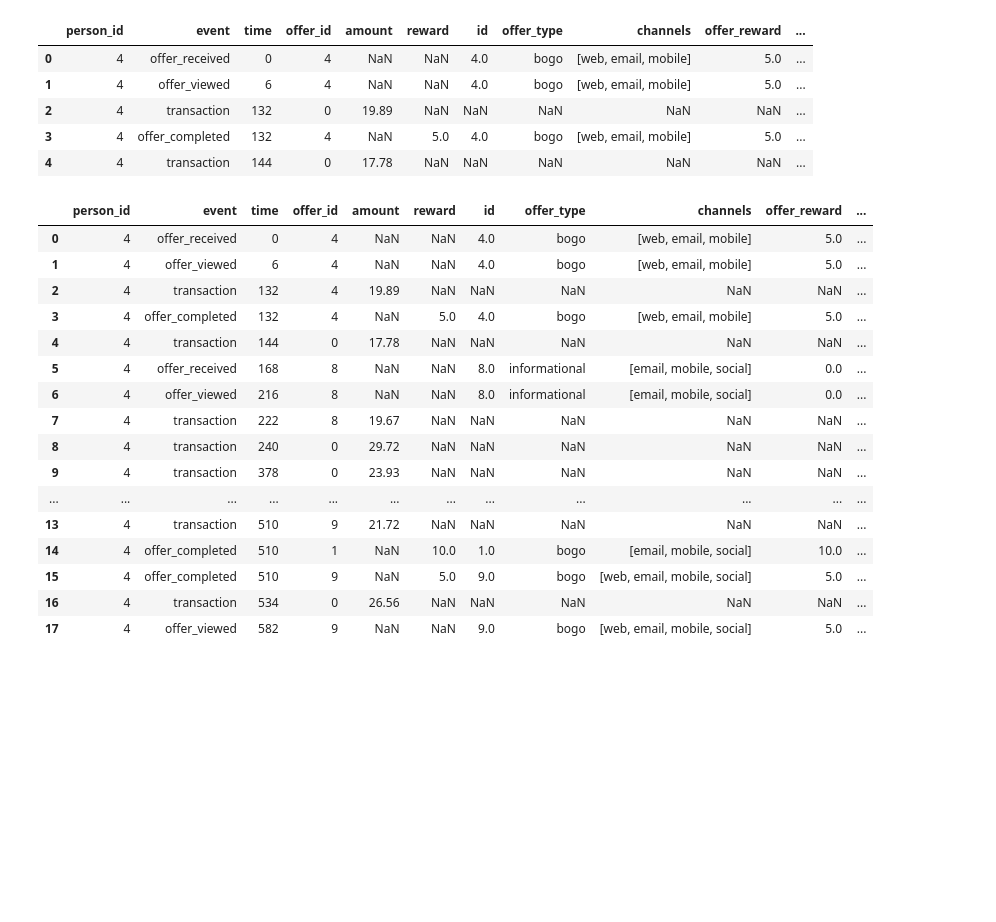
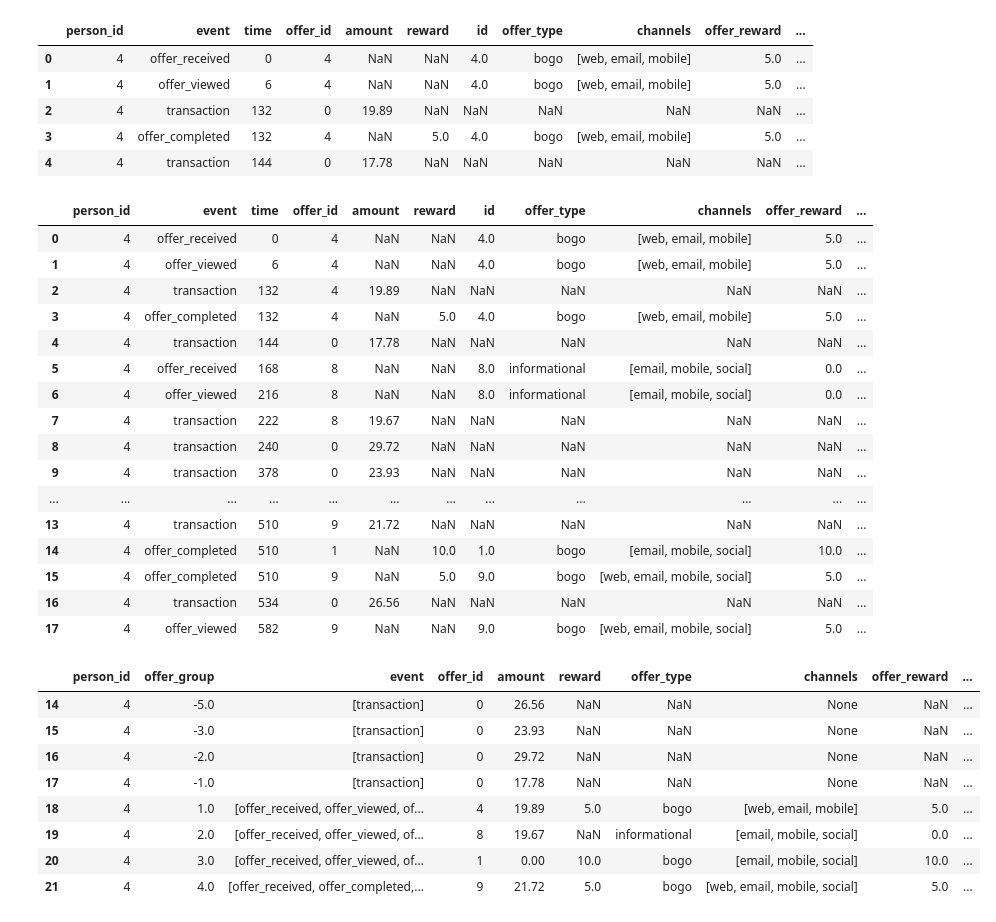
Before and after one commit to netxph/sb-capstone, a Jupyter notebook: notebooks/04 - Data Preparation.ipynb, the cells around one changed output. Cells and saved outputs as stored; diff of their text form; code cells hidden in the pictures; blank space fills up the shorter version.

```diff
--- a/notebooks/04 - Data Preparation.ipynb
+++ b/notebooks/04 - Data Preparation.ipynb
@@ -111,11 +112,11 @@ To help us compute the success of each offer, we need to simplify and compress t
 
 Additional to that, we need to set if the offer was completed. The challenge for that is that informational offers does not have completion event, but as the presumption in the details of the data, that customers are influenced from the date of its validity. Therefore, we can set the completion event for informational offers if a transaction happens within its validity period.
 # %%
-transcript_group = transcript \
+transcript_all = transcript \
     .merge(portfolio, left_on="offer_id", right_on="id", how="left") \
     .rename(columns={"reward_x": "reward", "reward_y": "offer_reward"})
 
-transcript_group.head()
+transcript_all.head()
 # %% [output]
 |  | person_id | event | time | offer_id | amount | reward | id | offer_type | channels | offer_reward | ... |
 | 0 | 4 | offer_received | 0 | 4 | NaN | NaN | 4.0 | bogo | [web, email, mobile] | 5.0 | ... |
@@ -123,24 +124,37 @@ transcript_group.head()
 | 2 | 4 | transaction | 132 | 0 | 19.89 | NaN | NaN | NaN | NaN | NaN | ... |
 | 3 | 4 | offer_completed | 132 | 4 | NaN | 5.0 | 4.0 | bogo | [web, email, mobile] | 5.0 | ... |
 | 4 | 4 | transaction | 144 | 0 | 17.78 | NaN | NaN | NaN | NaN | NaN | ... |
+# %%
+transcript_all = get_transcript_combined(transcript_all)
+transcript_all[transcript_all.person_id == 4]
+# %% [output]
+|  | person_id | event | time | offer_id | amount | reward | id | offer_type | channels | offer_reward | ... |
+| 0 | 4 | offer_received | 0 | 4 | NaN | NaN | 4.0 | bogo | [web, email, mobile] | 5.0 | ... |
+| 1 | 4 | offer_viewed | 6 | 4 | NaN | NaN | 4.0 | bogo | [web, email, mobile] | 5.0 | ... |
+| 2 | 4 | transaction | 132 | 4 | 19.89 | NaN | NaN | NaN | NaN | NaN | ... |
+| 3 | 4 | offer_completed | 132 | 4 | NaN | 5.0 | 4.0 | bogo | [web, email, mobile] | 5.0 | ... |
+| 4 | 4 | transaction | 144 | 0 | 17.78 | NaN | NaN | NaN | NaN | NaN | ... |
+| 5 | 4 | offer_received | 168 | 8 | NaN | NaN | 8.0 | informational | [email, mobile, social] | 0.0 | ... |
+| 6 | 4 | offer_viewed | 216 | 8 | NaN | NaN | 8.0 | informational | [email, mobile, social] | 0.0 | ... |
+| 7 | 4 | transaction | 222 | 8 | 19.67 | NaN | NaN | NaN | NaN | NaN | ... |
+| 8 | 4 | transaction | 240 | 0 | 29.72 | NaN | NaN | NaN | NaN | NaN | ... |
+| 9 | 4 | transaction | 378 | 0 | 23.93 | NaN | NaN | NaN | NaN | NaN | ... |
+| ... | ... | ... | ... | ... | ... | ... | ... | ... | ... | ... | ... |
+| 13 | 4 | transaction | 510 | 9 | 21.72 | NaN | NaN | NaN | NaN | NaN | ... |
+| 14 | 4 | offer_completed | 510 | 1 | NaN | 10.0 | 1.0 | bogo | [email, mobile, social] | 10.0 | ... |
+| 15 | 4 | offer_completed | 510 | 9 | NaN | 5.0 | 9.0 | bogo | [web, email, mobile, social] | 5.0 | ... |
+| 16 | 4 | transaction | 534 | 0 | 26.56 | NaN | NaN | NaN | NaN | NaN | ... |
+| 17 | 4 | offer_viewed | 582 | 9 | NaN | NaN | 9.0 | bogo | [web, email, mobile, social] | 5.0 | ... |
 # %%
-transcript_group = transcript_group.transform(get_transcript_group)
+transcript_group = get_transcript_group(transcript_all)
 transcript_group[transcript_group.person_id == 4]
 # %% [output]
-|  | person_id | event | time | offer_id | amount | reward | id | offer_type | channels | offer_reward | ... |
-| 0 | 4 | offer_received | 0 | 4 | NaN | NaN | 4.0 | bogo | [web, email, mobile] | 5.0 | ... |
-| 1 | 4 | offer_viewed | 6 | 4 | NaN | NaN | 4.0 | bogo | [web, email, mobile] | 5.0 | ... |
-| 2 | 4 | transaction | 132 | 4 | 19.89 | NaN | NaN | NaN | NaN | NaN | ... |
-| 3 | 4 | offer_completed | 132 | 4 | NaN | 5.0 | 4.0 | bogo | [web, email, mobile] | 5.0 | ... |
-| 4 | 4 | transaction | 144 | 0 | 17.78 | NaN | NaN | NaN | NaN | NaN | ... |
-| 5 | 4 | offer_received | 168 | 8 | NaN | NaN | 8.0 | informational | [email, mobile, social] | 0.0 | ... |
-| 6 | 4 | offer_viewed | 216 | 8 | NaN | NaN | 8.0 | informational | [email, mobile, social] | 0.0 | ... |
-| 7 | 4 | transaction | 222 | 8 | 19.67 | NaN | NaN | NaN | NaN | NaN | ... |
-| 8 | 4 | transaction | 240 | 0 | 29.72 | NaN | NaN | NaN | NaN | NaN | ... |
-| 9 | 4 | transaction | 378 | 0 | 23.93 | NaN | NaN | NaN | NaN | NaN | ... |
-| ... | ... | ... | ... | ... | ... | ... | ... | ... | ... | ... | ... |
-| 13 | 4 | transaction | 510 | 9 | 21.72 | NaN | NaN | NaN | NaN | NaN | ... |
-| 14 | 4 | offer_completed | 510 | 1 | NaN | 10.0 | 1.0 | bogo | [email, mobile, social] | 10.0 | ... |
-| 15 | 4 | offer_completed | 510 | 9 | NaN | 5.0 | 9.0 | bogo | [web, email, mobile, social] | 5.0 | ... |
-| 16 | 4 | transaction | 534 | 0 | 26.56 | NaN | NaN | NaN | NaN | NaN | ... |
-| 17 | 4 | offer_viewed | 582 | 9 | NaN | NaN | 9.0 | bogo | [web, email, mobile, social] | 5.0 | ... |
+|  | person_id | offer_group | event | offer_id | amount | reward | offer_type | channels | offer_reward | ... |
+| 14 | 4 | -5.0 | [transaction] | 0 | 26.56 | NaN | NaN | None | NaN | ... |
+| 15 | 4 | -3.0 | [transaction] | 0 | 23.93 | NaN | NaN | None | NaN | ... |
+| 16 | 4 | -2.0 | [transaction] | 0 | 29.72 | NaN | NaN | None | NaN | ... |
+| 17 | 4 | -1.0 | [transaction] | 0 | 17.78 | NaN | NaN | None | NaN | ... |
+| 18 | 4 | 1.0 | [offer_received, offer_viewed, of... | 4 | 19.89 | 5.0 | bogo | [web, email, mobile] | 5.0 | ... |
+| 19 | 4 | 2.0 | [offer_received, offer_viewed, of... | 8 | 19.67 | NaN | informational | [email, mobile, social] | 0.0 | ... |
+| 20 | 4 | 3.0 | [offer_received, offer_viewed, of... | 1 | 0.00 | 10.0 | bogo | [email, mobile, social] | 10.0 | ... |
+| 21 | 4 | 4.0 | [offer_received, offer_completed,... | 9 | 21.72 | 5.0 | bogo | [web, email, mobile, social] | 5.0 | ... |
```
Also changed, not shown: parts of 8 cells of this notebook, 3 other files.
